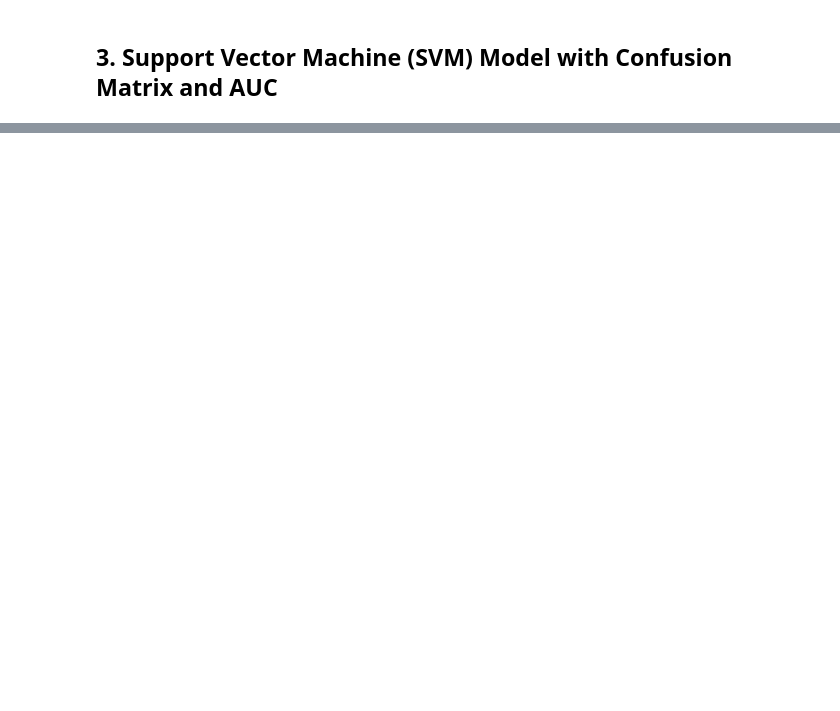
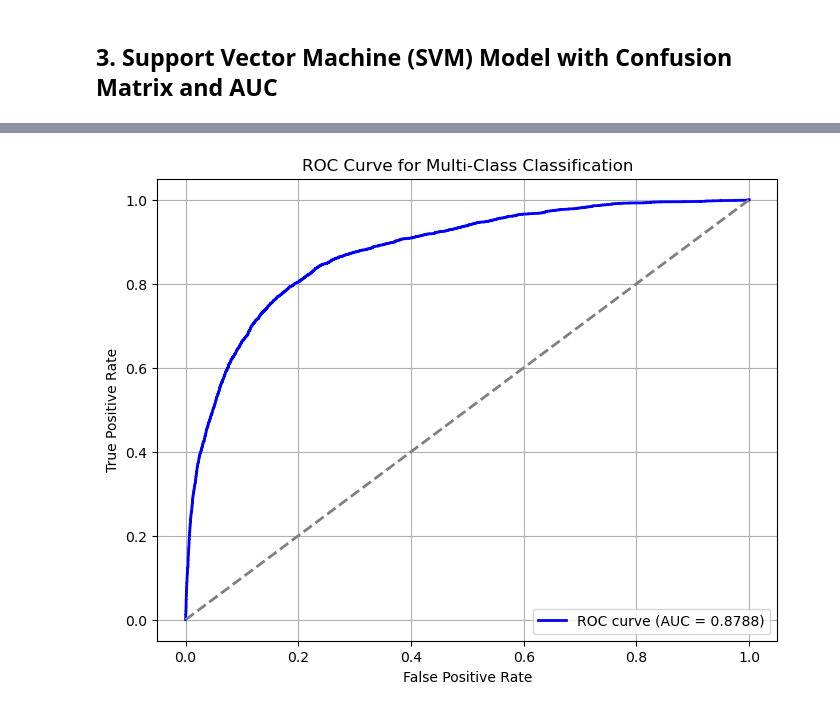
Before and after one commit to LCIT-W25/AISC-T3-Grp2, a Jupyter notebook: AISC2008 - Computer Vision/Case Study 1/prakash/main.ipynb, the cells around one changed output, grey strips where cells are left out. Cells and saved outputs as stored; diff of their text form; code cells hidden in the pictures; blank space fills up the shorter version.

```diff
--- a/AISC2008 - Computer Vision/Case Study 1/prakash/main.ipynb
+++ b/AISC2008 - Computer Vision/Case Study 1/prakash/main.ipynb
@@ -456,0 +586,30 @@ plt.show()
+# %%
+model.eval()  # Set the model to evaluation mode
+
+with torch.no_grad():  # No need for gradients during evaluation
+    outputs = model(X_test_tensor)
+
+# Convert outputs to probabilities (use softmax for multi-class)
+y_pred_prob = torch.nn.functional.softmax(outputs, dim=1).numpy()
+
+# Binarize the true labels (if multi-class)
+y_test_one_hot = label_binarize(y_test_tensor.numpy(), classes=np.unique(y_test_tensor.numpy()))
+
+# Calculate ROC curve for each class
+fpr, tpr, thresholds = roc_curve(y_test_one_hot.ravel(), y_pred_prob.ravel())
+
+# Calculate AUC
+roc_auc = auc(fpr, tpr)
+
+# Plotting the ROC curve
+plt.figure(figsize=(8, 6))
+plt.plot(fpr, tpr, color='blue', lw=2, label=f'ROC curve (AUC = {roc_auc:.4f})')
+plt.plot([0, 1], [0, 1], color='gray', lw=2, linestyle='--')  # Diagonal line (chance level)
+plt.title('ROC Curve for Multi-Class Classification')
+plt.xlabel('False Positive Rate')
+plt.ylabel('True Positive Rate')
+plt.legend(loc='lower right')
+plt.grid(True)
+plt.show()
+# %% [output]
+[figure, added]
```
Also changed, not shown: parts of 55 cells of this notebook.
